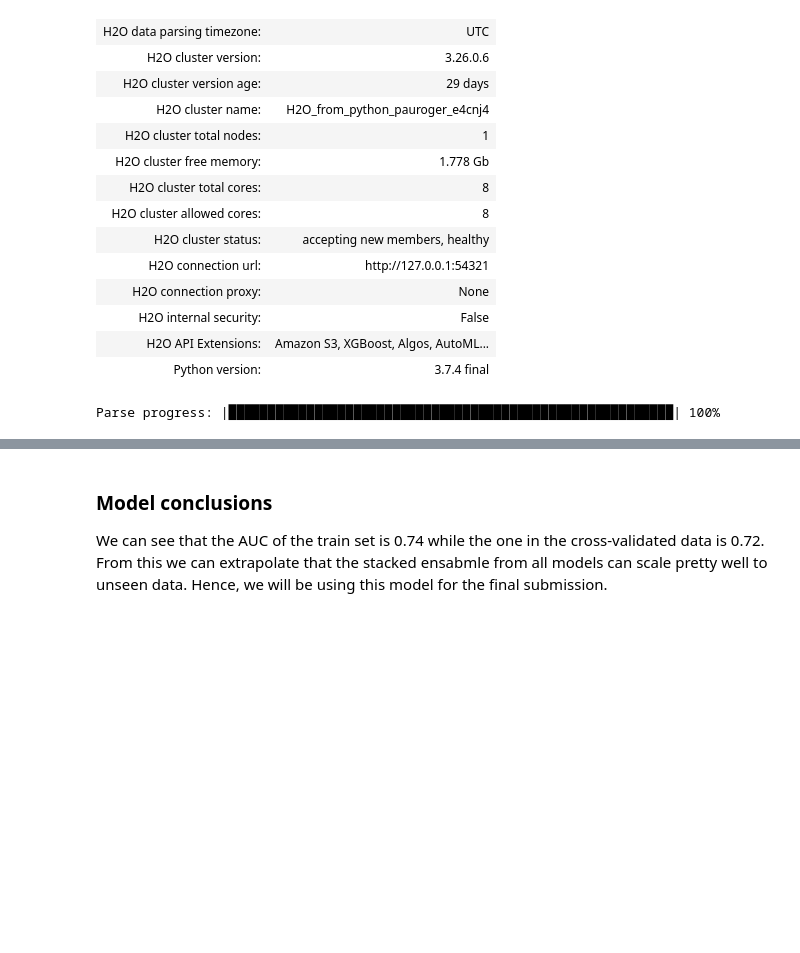
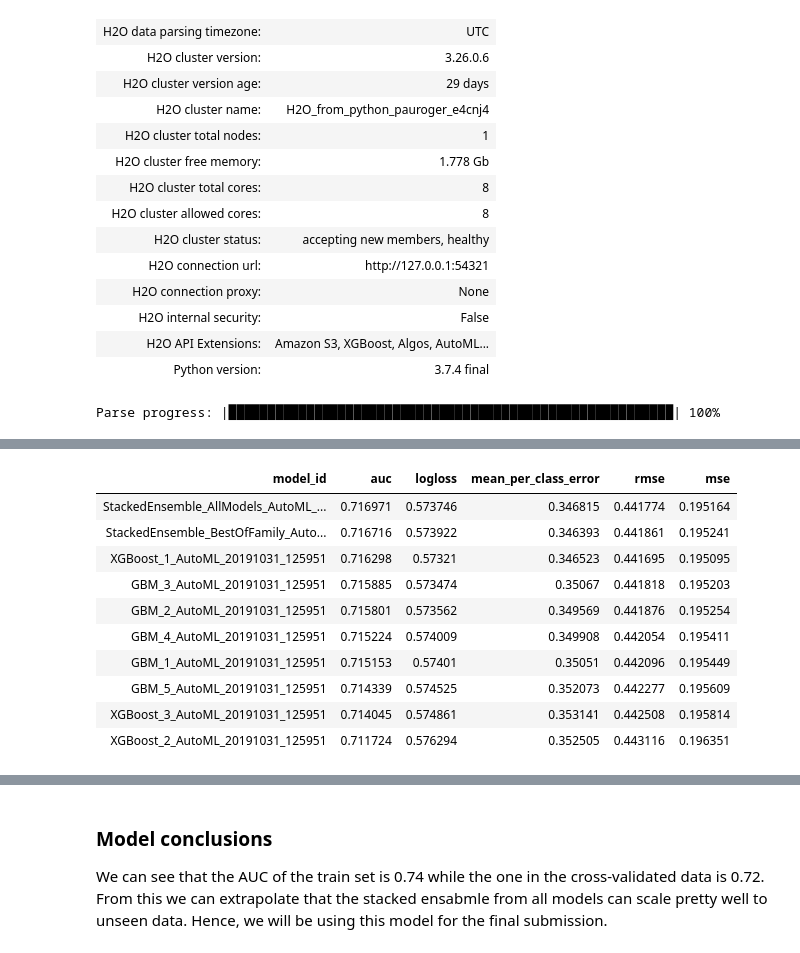
Before and after one commit to pauroger/predict_credit_card_default, a Jupyter notebook: predict_credit_card_default_notebook.ipynb, the cells around one changed output, grey strips where cells are left out. Cells and saved outputs as stored; diff of their text form; code cells hidden in the pictures; blank space fills up the shorter version.

```diff
--- a/predict_credit_card_default_notebook.ipynb
+++ b/predict_credit_card_default_notebook.ipynb
@@ -471,0 +501,16 @@ Parse progress: |█████████████████████
+# %%
+# Save and print model leaderboard
+lb = aml.leaderboard
+lb
+# %% [output]
+| model_id | auc | logloss | mean_per_class_error | rmse | mse |
+| StackedEnsemble_AllModels_AutoML_... | 0.716971 | 0.573746 | 0.346815 | 0.441774 | 0.195164 |
+| StackedEnsemble_BestOfFamily_Auto... | 0.716716 | 0.573922 | 0.346393 | 0.441861 | 0.195241 |
+| XGBoost_1_AutoML_20191031_125951 | 0.716298 | 0.57321 | 0.346523 | 0.441695 | 0.195095 |
+| GBM_3_AutoML_20191031_125951 | 0.715885 | 0.573474 | 0.35067 | 0.441818 | 0.195203 |
+| GBM_2_AutoML_20191031_125951 | 0.715801 | 0.573562 | 0.349569 | 0.441876 | 0.195254 |
+| GBM_4_AutoML_20191031_125951 | 0.715224 | 0.574009 | 0.349908 | 0.442054 | 0.195411 |
+| GBM_1_AutoML_20191031_125951 | 0.715153 | 0.57401 | 0.35051 | 0.442096 | 0.195449 |
+| GBM_5_AutoML_20191031_125951 | 0.714339 | 0.574525 | 0.352073 | 0.442277 | 0.195609 |
+| XGBoost_3_AutoML_20191031_125951 | 0.714045 | 0.574861 | 0.353141 | 0.442508 | 0.195814 |
+| XGBoost_2_AutoML_20191031_125951 | 0.711724 | 0.576294 | 0.352505 | 0.443116 | 0.196351 |
```
Also changed, not shown: parts of 2 cells of this notebook.
